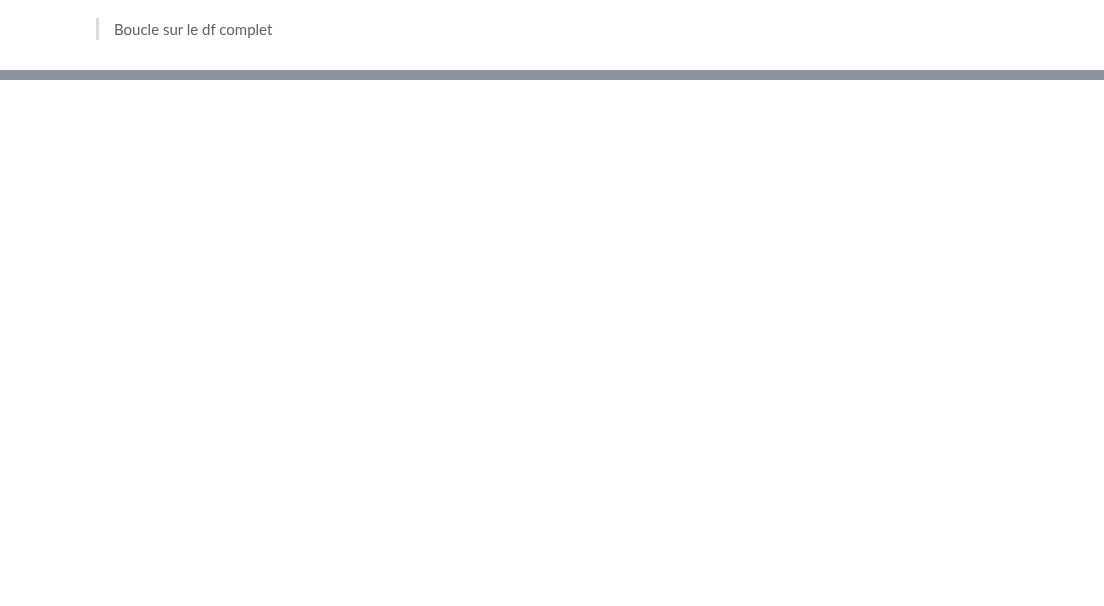
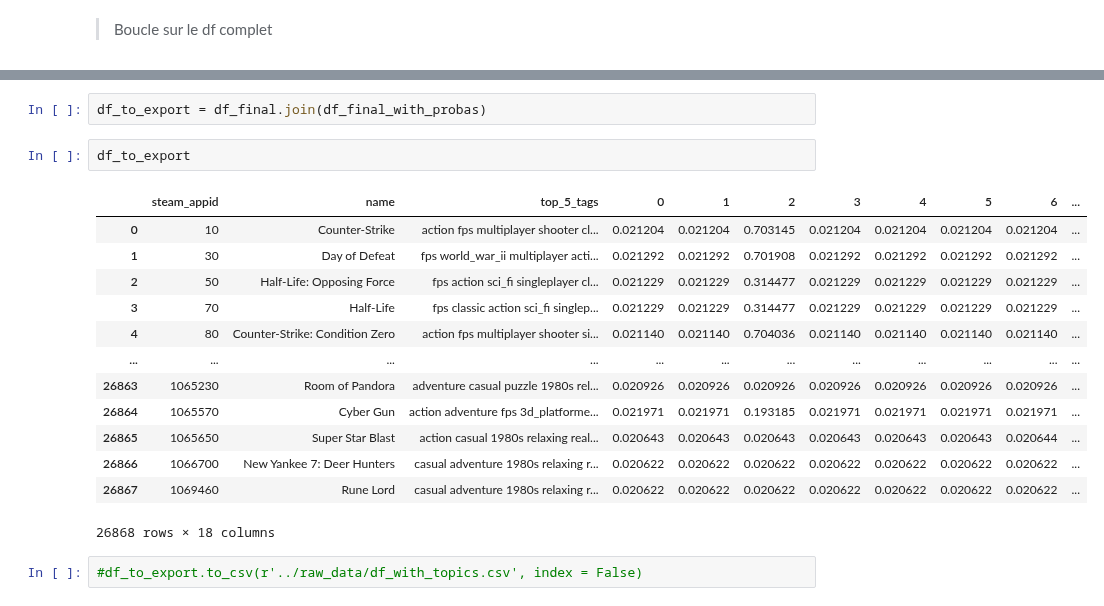
Before and after one commit to Rvanelven/steamator, a Jupyter notebook: notebooks/nathan_#15_ nlp_375genres.ipynb, the cells around one changed output, grey strips where cells are left out. Saved outputs shown, nothing was run; the diff lists cells and outputs as text; blank space fills up the shorter version.

```diff
--- a/notebooks/nathan_#15_ nlp_375genres.ipynb
+++ b/notebooks/nathan_#15_ nlp_375genres.ipynb
@@ -397,0 +428,20 @@ array([0.02075992, 0.02075993, 0.02076007, 0.02076013, 0.02075991,
+# %%
+df_to_export = df_final.join(df_final_with_probas)
+# %%
+df_to_export
+# %% [output]
+|  | steam_appid | name | top_5_tags | 0 | 1 | 2 | 3 | 4 | 5 | 6 | ... |
+| 0 | 10 | Counter-Strike | action fps multiplayer shooter cl... | 0.021204 | 0.021204 | 0.703145 | 0.021204 | 0.021204 | 0.021204 | 0.021204 | ... |
+| 1 | 30 | Day of Defeat | fps world_war_ii multiplayer acti... | 0.021292 | 0.021292 | 0.701908 | 0.021292 | 0.021292 | 0.021292 | 0.021292 | ... |
+| 2 | 50 | Half-Life: Opposing Force | fps action sci_fi singleplayer cl... | 0.021229 | 0.021229 | 0.314477 | 0.021229 | 0.021229 | 0.021229 | 0.021229 | ... |
+| 3 | 70 | Half-Life | fps classic action sci_fi singlep... | 0.021229 | 0.021229 | 0.314477 | 0.021229 | 0.021229 | 0.021229 | 0.021229 | ... |
+| 4 | 80 | Counter-Strike: Condition Zero | action fps multiplayer shooter si... | 0.021140 | 0.021140 | 0.704036 | 0.021140 | 0.021140 | 0.021140 | 0.021140 | ... |
+| ... | ... | ... | ... | ... | ... | ... | ... | ... | ... | ... | ... |
+| 26863 | 1065230 | Room of Pandora | adventure casual puzzle 1980s rel... | 0.020926 | 0.020926 | 0.020926 | 0.020926 | 0.020926 | 0.020926 | 0.020926 | ... |
+| 26864 | 1065570 | Cyber Gun | action adventure fps 3d_platforme... | 0.021971 | 0.021971 | 0.193185 | 0.021971 | 0.021971 | 0.021971 | 0.021971 | ... |
+| 26865 | 1065650 | Super Star Blast | action casual 1980s relaxing real... | 0.020643 | 0.020643 | 0.020643 | 0.020643 | 0.020643 | 0.020643 | 0.020644 | ... |
+| 26866 | 1066700 | New Yankee 7: Deer Hunters | casual adventure 1980s relaxing r... | 0.020622 | 0.020622 | 0.020622 | 0.020622 | 0.020622 | 0.020622 | 0.020622 | ... |
+| 26867 | 1069460 | Rune Lord | casual adventure 1980s relaxing r... | 0.020622 | 0.020622 | 0.020622 | 0.020622 | 0.020622 | 0.020622 | 0.020622 | ... |
+26868 rows × 18 columns
+# %%
+#df_to_export.to_csv(r'../raw_data/df_with_topics.csv', index = False)
```
Also changed, not shown: parts of 8 cells of this notebook.
